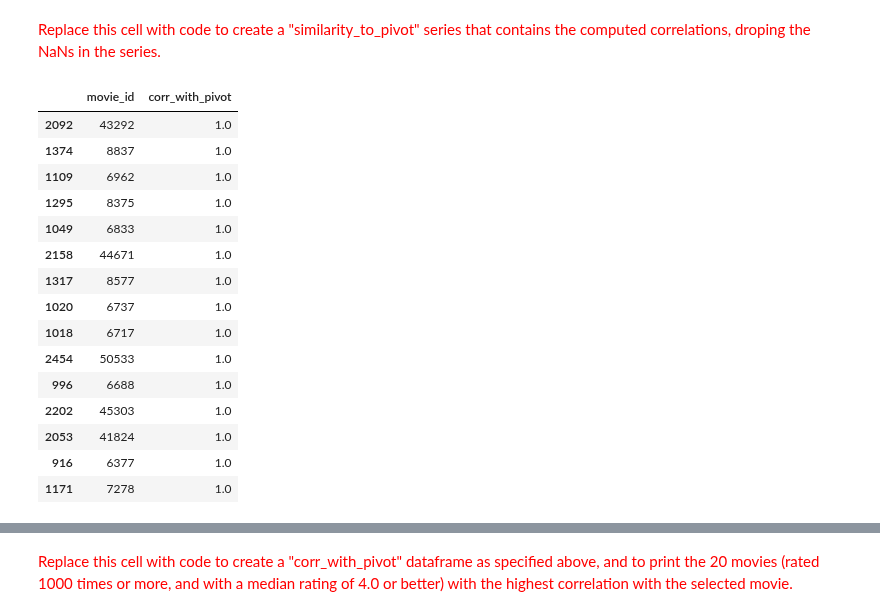
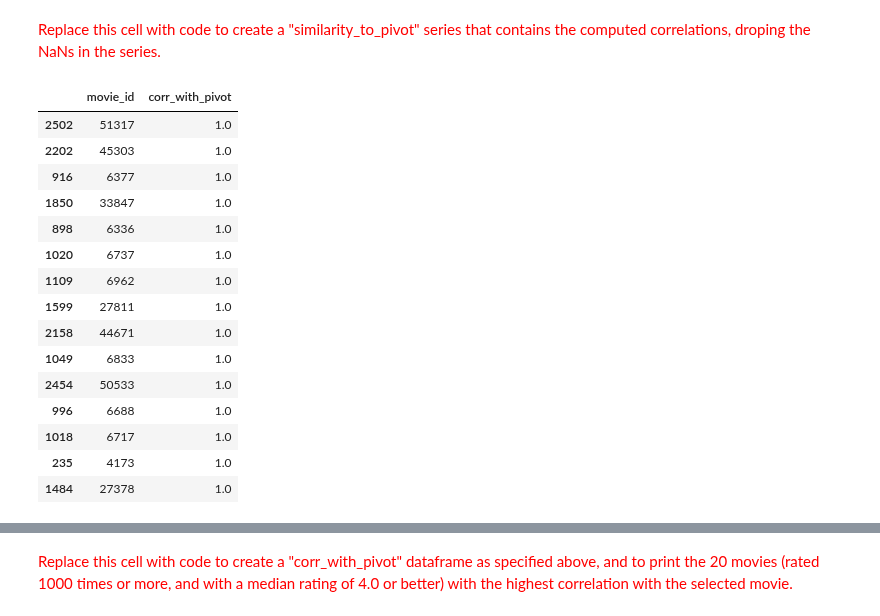
Before and after one commit to zsykk/datamining_2nd, a Jupyter notebook: ps06_item_based_recsys_103.ipynb, the cells around one changed output, grey strips where cells are left out. Saved outputs shown, nothing was run; the diff lists cells and outputs as text; code cells hidden in the pictures.

```diff
--- a/ps06_item_based_recsys_103.ipynb
+++ b/ps06_item_based_recsys_103.ipynb
@@ -355,38 +502,34 @@ The correlations between the three movies are all quite high, ranging from 0.74
 # %%
 import warnings
 warnings.filterwarnings("ignore", category=RuntimeWarning)
 
 df_pivot = pd.DataFrame(user_movie[id_pivot].dropna()).rename(columns={id_pivot: "rating"})
 
-# user_id who rated the pivot movie & filter those movies
-users_who_rated_pivot = df_pivot.index
-user_movie_subset = user_movie.loc[users_who_rated_pivot]
-
 # Compute correlations of the pivot movie with all other movies
-similarity_to_pivot = user_movie_subset.corrwith(df_pivot['rating'])
+similarity_to_pivot = user_movie.corrwith(df_pivot['rating'])
 
 # Drop NaN correlations (movies with no overlapping users)
 similarity_to_pivot = similarity_to_pivot.dropna()
 
 # 4. Convert to a dataframe
 similarity_to_pivot = similarity_to_pivot.reset_index()
 similarity_to_pivot.columns = ['movie_id', 'corr_with_pivot']
 
 display(similarity_to_pivot.sort_values(by='corr_with_pivot', ascending=False).head(15))
 # %% [output]
 |  | movie_id | corr_with_pivot |
-| 2092 | 43292 | 1.0 |
-| 1374 | 8837 | 1.0 |
+| 2502 | 51317 | 1.0 |
+| 2202 | 45303 | 1.0 |
+| 916 | 6377 | 1.0 |
+| 1850 | 33847 | 1.0 |
+| 898 | 6336 | 1.0 |
+| 1020 | 6737 | 1.0 |
 | 1109 | 6962 | 1.0 |
-| 1295 | 8375 | 1.0 |
+| 1599 | 27811 | 1.0 |
+| 2158 | 44671 | 1.0 |
 | 1049 | 6833 | 1.0 |
-| 2158 | 44671 | 1.0 |
-| 1317 | 8577 | 1.0 |
-| 1020 | 6737 | 1.0 |
-| 1018 | 6717 | 1.0 |
 | 2454 | 50533 | 1.0 |
 | 996 | 6688 | 1.0 |
-| 2202 | 45303 | 1.0 |
-| 2053 | 41824 | 1.0 |
-| 916 | 6377 | 1.0 |
-| 1171 | 7278 | 1.0 |
+| 1018 | 6717 | 1.0 |
+| 235 | 4173 | 1.0 |
+| 1484 | 27378 | 1.0 |
```
Also changed, not shown: parts of 44 cells of this notebook, 1 other file.
